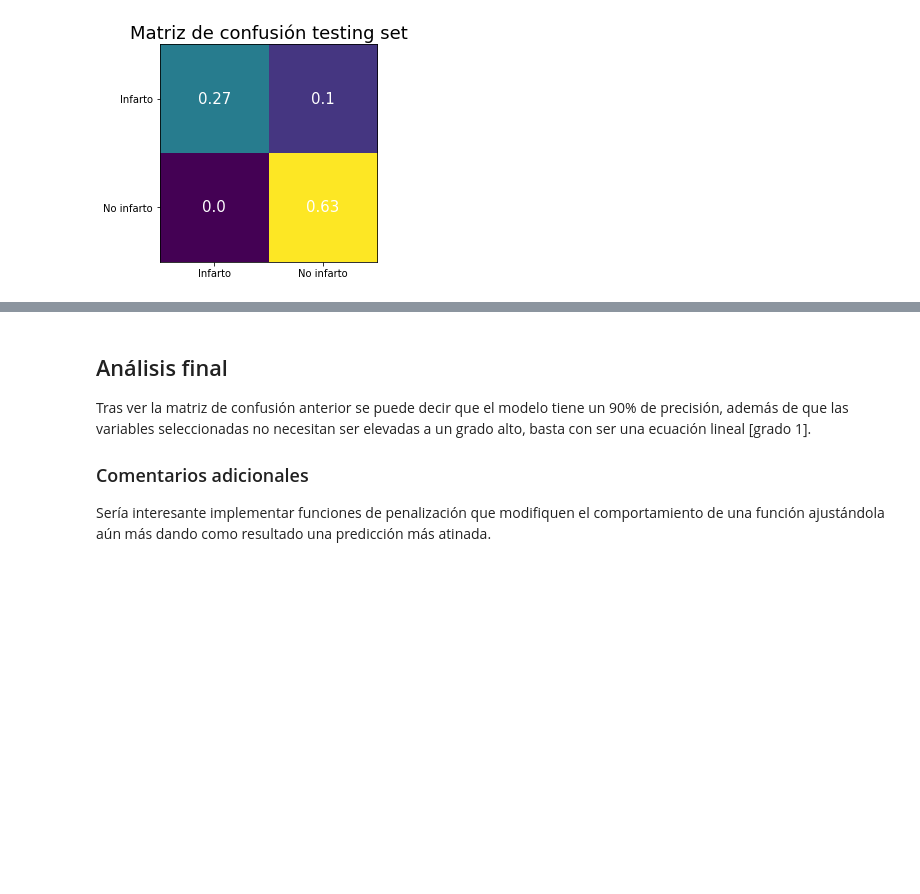
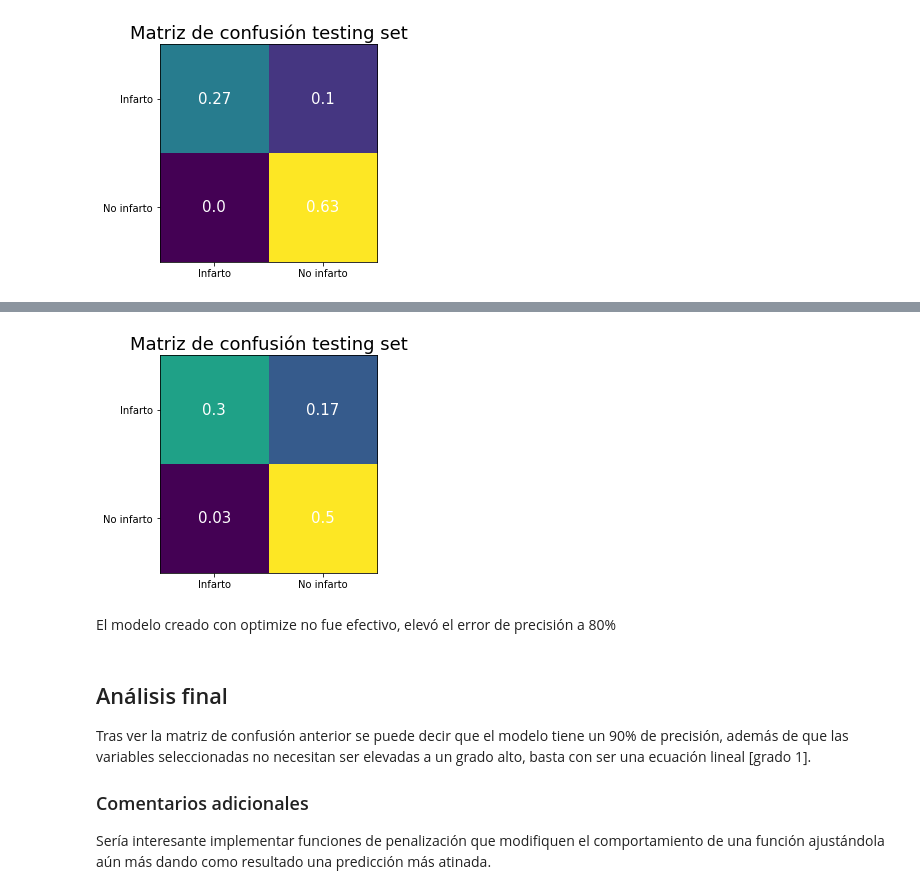
Before and after one commit to Jotade100/MLE2020, a Jupyter notebook: Lab 4Marzo/LabRL.ipynb, the cells around one changed output, grey strips where cells are left out. Drawn from its saved outputs; the diff is of its cells as text; code cells hidden in the pictures; blank space fills up the shorter version.

Commit message:
Agregada parte de OPTIMIZE

```diff
--- a/Lab 4Marzo/LabRL.ipynb
+++ b/Lab 4Marzo/LabRL.ipynb
@@ -328,0 +434,17 @@ for i in range(2):
+# %%
+grado = 5 # grado máximo
+resultados = []
+for grado_i in range(1, grado + 1):
+    elemento = []
+    x = train.iloc[:, 0:13].to_numpy()
+    y = train['target'].tolist()
+    # Construcción de polinomio
+    x = constructor_polinomio(x, grado_i)
+    x = np.array(x, dtype=np.float64)
+    y = np.array(y, dtype=np.float64)
+    tetas = [0 for i in range(((13) * grado_i) + 1)] # n elementos ya que tenenmos n variables
+    tetas = np.array(tetas, dtype=np.float64)
+    res = op.minimize(fun=funcion_costo, x0=tetas, args=(x, y), method='Newton-CG', jac=derivada_teta)
+    elemento.append(grado_i)
+    elemento.append(res)
+    resultados.append(elemento)
@@ -329,3 +500,21 @@ for i in range(2):
+# %%
+cm = confusion_matrix(z, np.round(z_2))
+cm = cm / len(z)
+fig, ax = plt.subplots()
+im = ax.imshow(cm)
+ax.set_title("Matriz de confusión testing set")
+ax.set_xticks(np.arange(2))
+ax.set_yticks(np.arange(2))
+ax.set_xticklabels(["Infarto", "No infarto"])
+ax.set_yticklabels(["Infarto", "No infarto"])
+for i in range(2):
+    for j in range(2):
+        text = ax.text(j, i, np.round(cm[i, j], 2),
+                       ha="center", va="center", color="w")
+# %% [output]
+[figure, added]
+# %% [markdown]
+El modelo creado con optimize no fue efectivo, elevó el error de precisión a 80%
 # %% [markdown]
 ## Análisis final
 Tras ver la matriz de confusión anterior se puede decir que el modelo tiene un 90% de precisión, además de que las variables seleccionadas no necesitan ser elevadas a un grado alto, basta con ser una ecuación lineal [grado 1].
```
Also changed, not shown: parts of 13 cells of this notebook.
